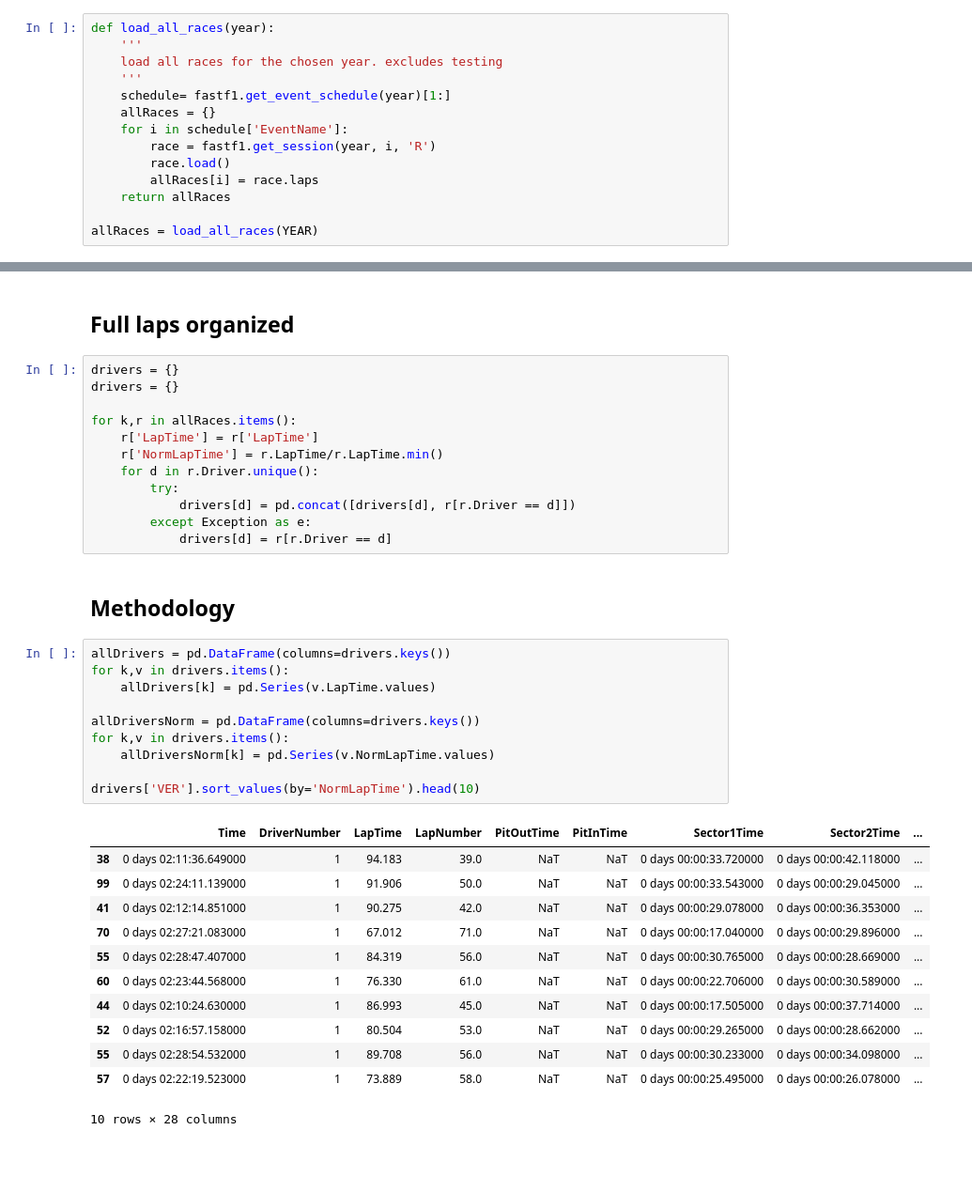
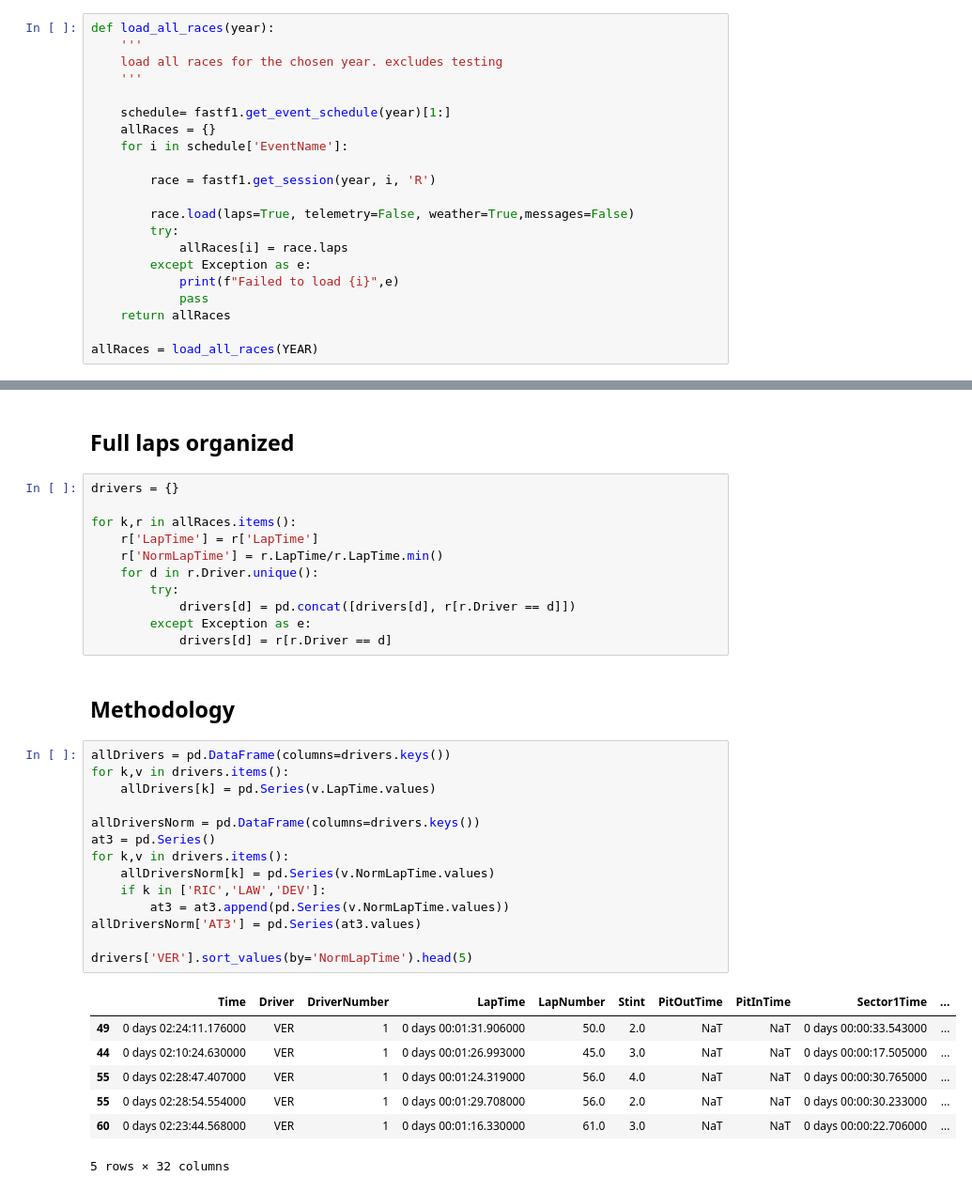
Before and after one commit to ab5525/f1_data_analysis, a Jupyter notebook: all_laps.ipynb, the cells around one changed output, grey strips where cells are left out. Shown at 94% size. Drawn from its saved outputs; the diff is of its cells as text; blank space fills up the shorter version.

```diff
--- a/all_laps.ipynb
+++ b/all_laps.ipynb
@@ -21,12 +23,19 @@ def load_all_races(year):
     '''
     load all races for the chosen year. excludes testing
     '''
+
     schedule= fastf1.get_event_schedule(year)[1:]
     allRaces = {}
     for i in schedule['EventName']:
+
         race = fastf1.get_session(year, i, 'R')
-        race.load()
-        allRaces[i] = race.laps
+
+        race.load(laps=True, telemetry=False, weather=True,messages=False)
+        try:
+            allRaces[i] = race.laps
+        except Exception as e:
+            print(f"Failed to load {i}",e)
+            pass
     return allRaces
 
 allRaces = load_all_races(YEAR)
@@ -51,7 +60,6 @@ core           INFO     Finished loading data for 20 drivers: ['1', '16', '63',
 # %% [markdown]
 ## Full laps organized
 # %%
-drivers = {}
 drivers = {}
 
 for k,r in allRaces.items():
@@ -67,26 +75,25 @@ for k,r in allRaces.items():
 # %%
 allDrivers = pd.DataFrame(columns=drivers.keys())
 for k,v in drivers.items():
     allDrivers[k] = pd.Series(v.LapTime.values)
 
 allDriversNorm = pd.DataFrame(columns=drivers.keys())
+at3 = pd.Series()
 for k,v in drivers.items():
     allDriversNorm[k] = pd.Series(v.NormLapTime.values)
+    if k in ['RIC','LAW','DEV']:
+        at3 = at3.append(pd.Series(v.NormLapTime.values))
+allDriversNorm['AT3'] = pd.Series(at3.values)
 
-drivers['VER'].sort_values(by='NormLapTime').head(10)
+drivers['VER'].sort_values(by='NormLapTime').head(5)
 # %% [output]
-|  | Time | DriverNumber | LapTime | LapNumber | PitOutTime | PitInTime | Sector1Time | Sector2Time | ... |
-| 38 | 0 days 02:11:36.649000 | 1 | 94.183 | 39.0 | NaT | NaT | 0 days 00:00:33.720000 | 0 days 00:00:42.118000 | ... |
-| 99 | 0 days 02:24:11.139000 | 1 | 91.906 | 50.0 | NaT | NaT | 0 days 00:00:33.543000 | 0 days 00:00:29.045000 | ... |
-| 41 | 0 days 02:12:14.851000 | 1 | 90.275 | 42.0 | NaT | NaT | 0 days 00:00:29.078000 | 0 days 00:00:36.353000 | ... |
-| 70 | 0 days 02:27:21.083000 | 1 | 67.012 | 71.0 | NaT | NaT | 0 days 00:00:17.040000 | 0 days 00:00:29.896000 | ... |
-| 55 | 0 days 02:28:47.407000 | 1 | 84.319 | 56.0 | NaT | NaT | 0 days 00:00:30.765000 | 0 days 00:00:28.669000 | ... |
-| 60 | 0 days 02:23:44.568000 | 1 | 76.330 | 61.0 | NaT | NaT | 0 days 00:00:22.706000 | 0 days 00:00:30.589000 | ... |
-| 44 | 0 days 02:10:24.630000 | 1 | 86.993 | 45.0 | NaT | NaT | 0 days 00:00:17.505000 | 0 days 00:00:37.714000 | ... |
-| 52 | 0 days 02:16:57.158000 | 1 | 80.504 | 53.0 | NaT | NaT | 0 days 00:00:29.265000 | 0 days 00:00:28.662000 | ... |
-| 55 | 0 days 02:28:54.532000 | 1 | 89.708 | 56.0 | NaT | NaT | 0 days 00:00:30.233000 | 0 days 00:00:34.098000 | ... |
-| 57 | 0 days 02:22:19.523000 | 1 | 73.889 | 58.0 | NaT | NaT | 0 days 00:00:25.495000 | 0 days 00:00:26.078000 | ... |
+|  | Time | Driver | DriverNumber | LapTime | LapNumber | Stint | PitOutTime | PitInTime | Sector1Time | ... |
+| 49 | 0 days 02:24:11.176000 | VER | 1 | 0 days 00:01:31.906000 | 50.0 | 2.0 | NaT | NaT | 0 days 00:00:33.543000 | ... |
+| 44 | 0 days 02:10:24.630000 | VER | 1 | 0 days 00:01:26.993000 | 45.0 | 3.0 | NaT | NaT | 0 days 00:00:17.505000 | ... |
+| 55 | 0 days 02:28:47.407000 | VER | 1 | 0 days 00:01:24.319000 | 56.0 | 4.0 | NaT | NaT | 0 days 00:00:30.765000 | ... |
+| 55 | 0 days 02:28:54.554000 | VER | 1 | 0 days 00:01:29.708000 | 56.0 | 2.0 | NaT | NaT | 0 days 00:00:30.233000 | ... |
+| 60 | 0 days 02:23:44.568000 | VER | 1 | 0 days 00:01:16.330000 | 61.0 | 3.0 | NaT | NaT | 0 days 00:00:22.706000 | ... |
-10 rows × 28 columns
+5 rows × 32 columns
 # %%
 min_time = allDrivers.min().sort_values()[0]
 allDrivers_norm = allDrivers.copy()
```
Also changed, not shown: parts of 8 cells of this notebook, 1 other file.
